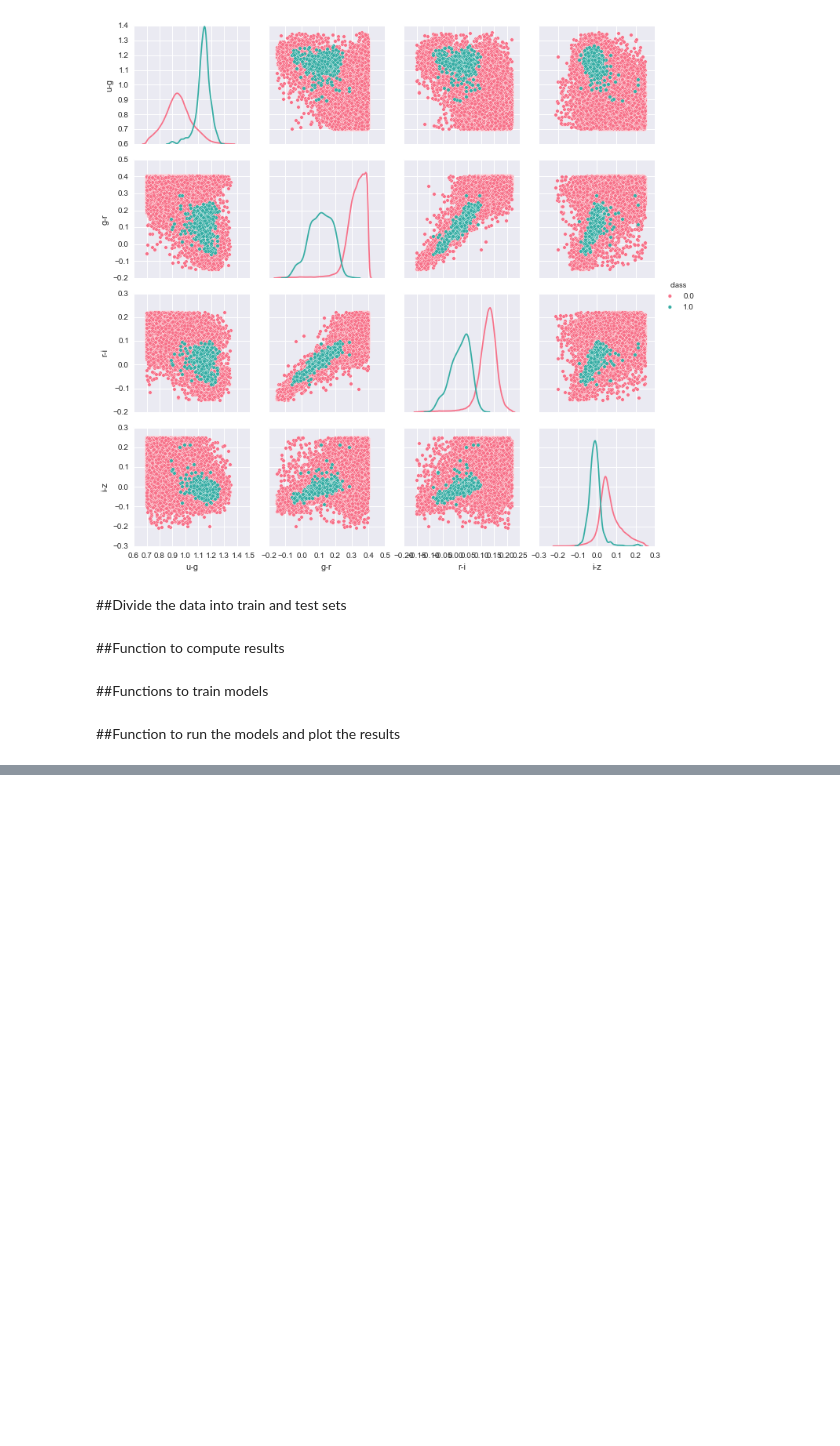
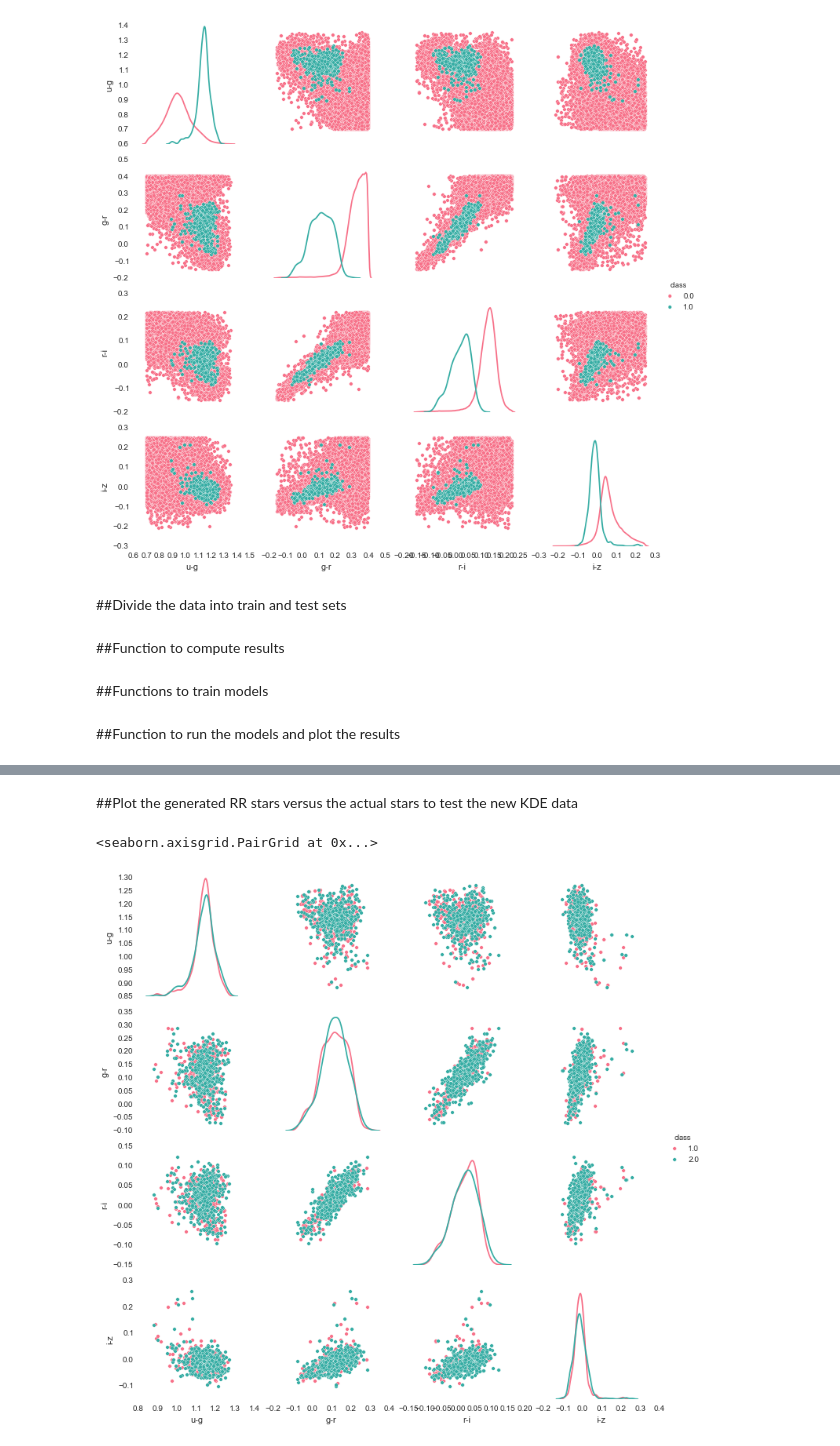
Before and after one commit to NobleKennamer/astro_porject, a Jupyter notebook: RR_Lyrae.ipynb, the cells around one changed output, grey strips where cells are left out. Saved outputs shown, nothing was run; the diff lists cells and outputs as text; code cells hidden in the pictures; blank space fills up the shorter version.

```diff
--- a/RR_Lyrae.ipynb
+++ b/RR_Lyrae.ipynb
@@ -176,0 +182,2 @@ Random Forest   0.677419  0.338710  0.451613  0.668923  0.995620
+# %%
+rr_stars = stacked[stacked[:, 4] == 1][:, :-1]
@@ -176,0 +199,15 @@ Random Forest   0.677419  0.338710  0.451613  0.668923  0.995620
+# %%
+sampled_rr_stars = kde.sample(450, random_state=0)
+# %%
+def add_class_to_np_array(arr, cls):
+    return np.array([np.concatenate([arr[i], [cls]])for i in xrange(arr.shape[0])])
+# %% [markdown]
+##Plot the generated RR stars versus the actual stars to test the new KDE data
+# %%
+sampled_rr_class = add_class_to_np_array(sampled_rr_stars, 2)
+rr_stack = np.vstack([add_class_to_np_array(rr_stars, 1), sampled_rr_class])
+rr_df = pd.DataFrame(rr_stack, columns=col_names)
+sns.pairplot(rr_df, hue='class', vars=col_names[:-1], diag_kind="kde", palette='husl')
+# %% [output]
+<seaborn.axisgrid.PairGrid at 0x...>
+[figure, added]
```
Also changed, not shown: parts of 15 cells of this notebook.
